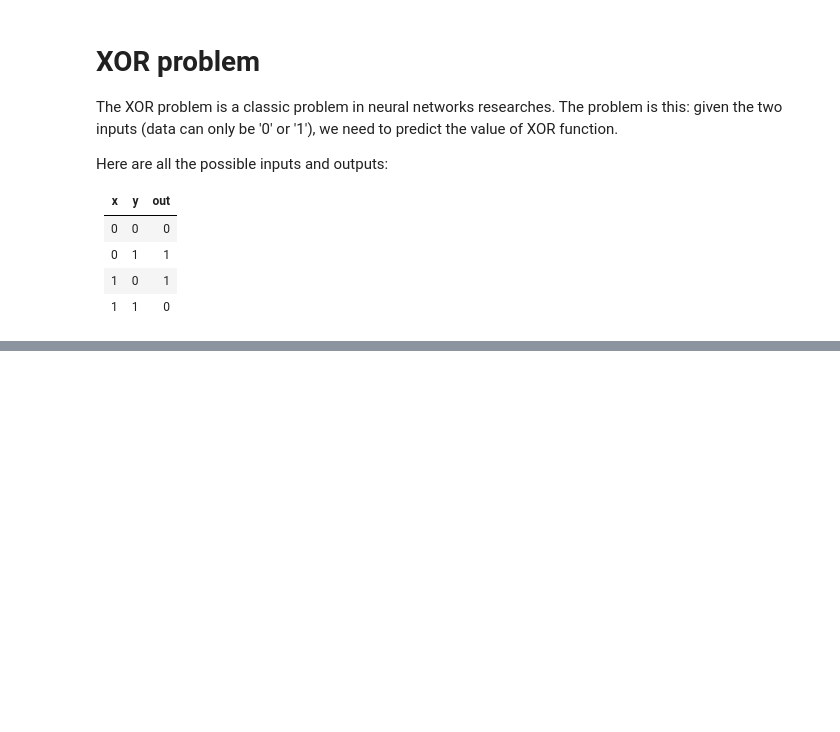
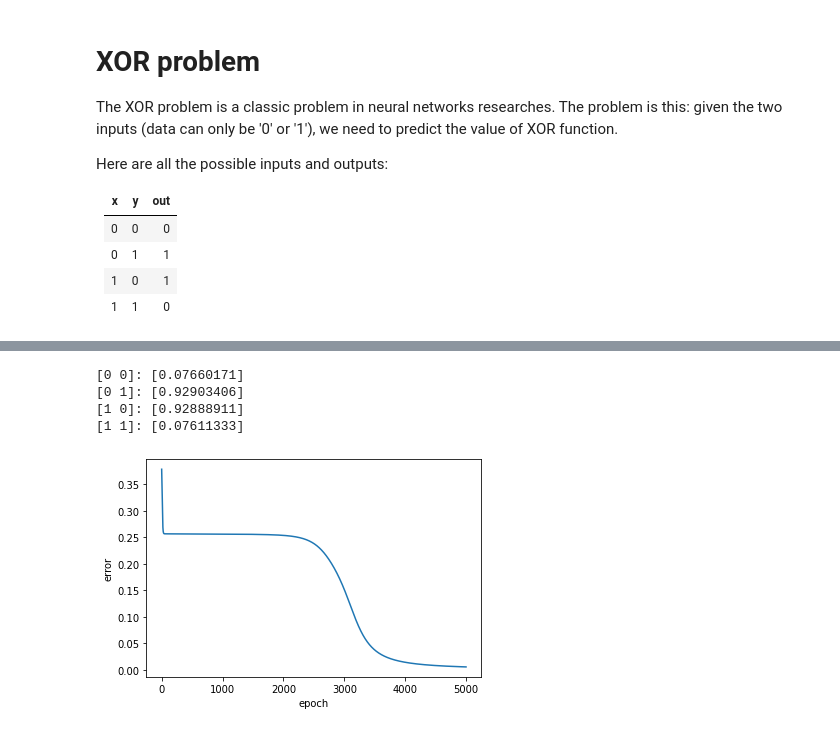
Before and after one commit to antkrit/nn-api, a Jupyter notebook: notebooks/XOR.example.ipynb, the cells around one changed output, grey strips where cells are left out. Saved outputs shown, nothing was run; the diff lists cells and outputs as text; code cells hidden in the pictures; blank space fills up the shorter version.

```diff
--- a/notebooks/XOR.example.ipynb
+++ b/notebooks/XOR.example.ipynb
@@ -82,0 +84,18 @@ Step: 90  Loss: 0.003950487537511078
+# %%
+for i in range(samples):
+    output = session.run(p_output, {'x': x_train[i]})
+    print(f"{x_train[i][0]}: {output[0]}")
+# %% [output]
+[0 0]: [0.07660171]
+[0 1]: [0.92903406]
+[1 0]: [0.92888911]
+[1 1]: [0.07611333]
+# %%
+import matplotlib.pyplot as plt
+
+plt.plot(np.arange(0, epoch+1), err_history)
+plt.xlabel('epoch')
+plt.ylabel('error')
+plt.show()
+# %% [output]
+[figure, added]
```
Also changed, not shown: parts of 2 cells of this notebook, 1 other file.
